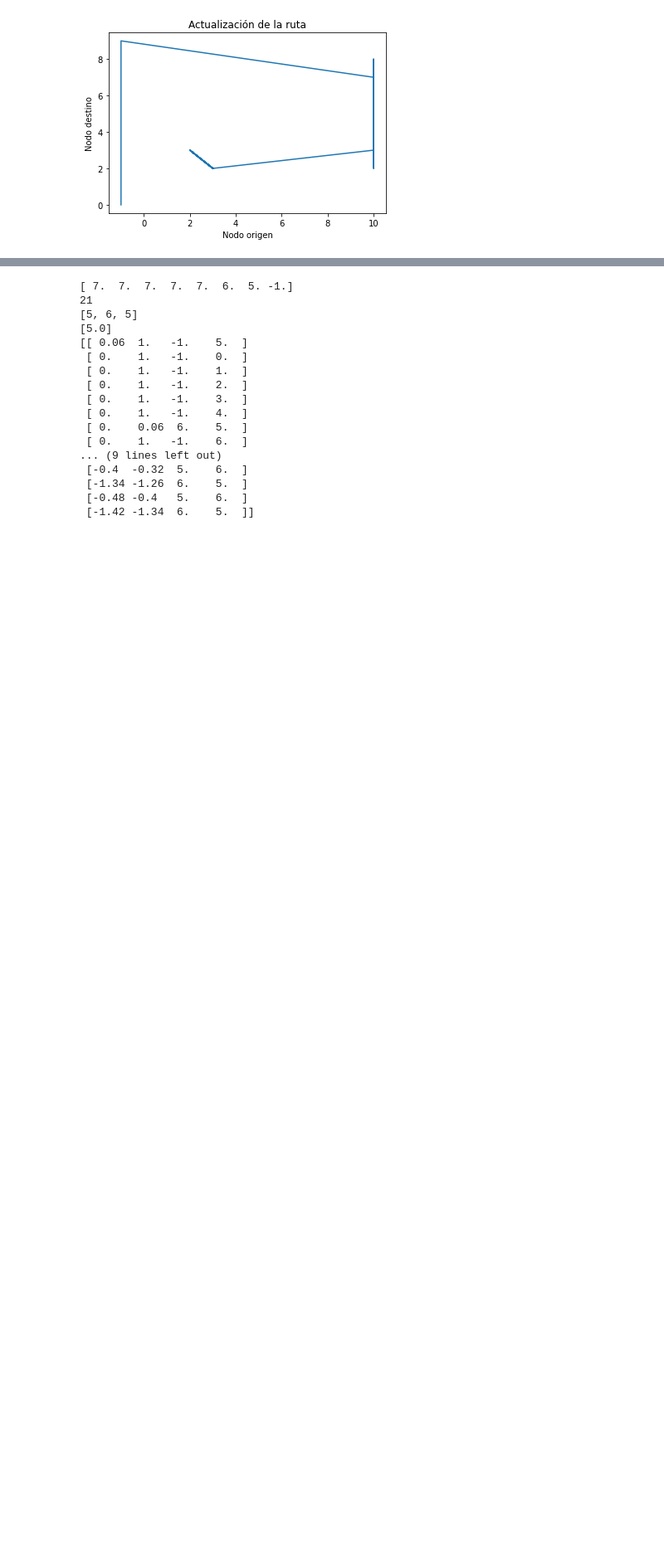
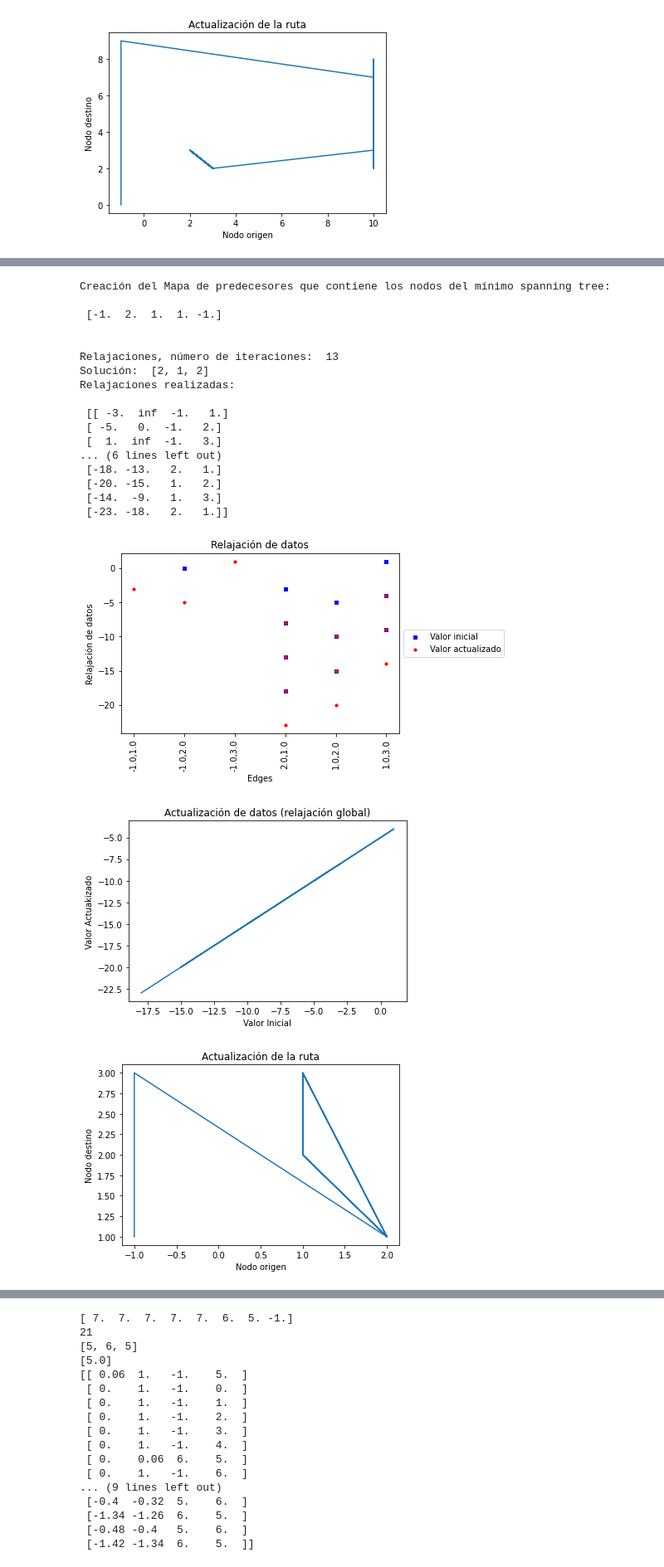
Before and after one commit to pautrejo/practica-2-primera-parte-joelitam2021, a Jupyter notebook: Parametros_optimizar.ipynb, the cells around one changed output, grey strips where cells are left out. Shown: that part at 83% size. Saved outputs shown, nothing was run; the diff lists cells and outputs as text; code cells hidden in the pictures; blank space fills up the shorter version.

```diff
--- a/Parametros_optimizar.ipynb
+++ b/Parametros_optimizar.ipynb
@@ -300,0 +353,24 @@ Relajaciones realizadas:
+# %%
+# Inicio en nodo 2
+get_data_sol_seg_param(G1,2)
+# %% [output]
+Creación del Mapa de predecesores que contiene los nodos del mínimo spanning tree:
+
+ [-1.  2.  1.  1. -1.]
+
+
+Relajaciones, número de iteraciones:  13
+Solución:  [2, 1, 2]
+Relajaciones realizadas:
+
+ [[ -3.  inf  -1.   1.]
+ [ -5.   0.  -1.   2.]
+ [  1.  inf  -1.   3.]
+... (6 lines left out)
+ [-18. -13.   2.   1.]
+ [-20. -15.   1.   2.]
+ [-14.  -9.   1.   3.]
+ [-23. -18.   2.   1.]]
+[figure, added]
+[figure, added]
+[figure, added]
```
Also changed, not shown: parts of 16 cells of this notebook.
